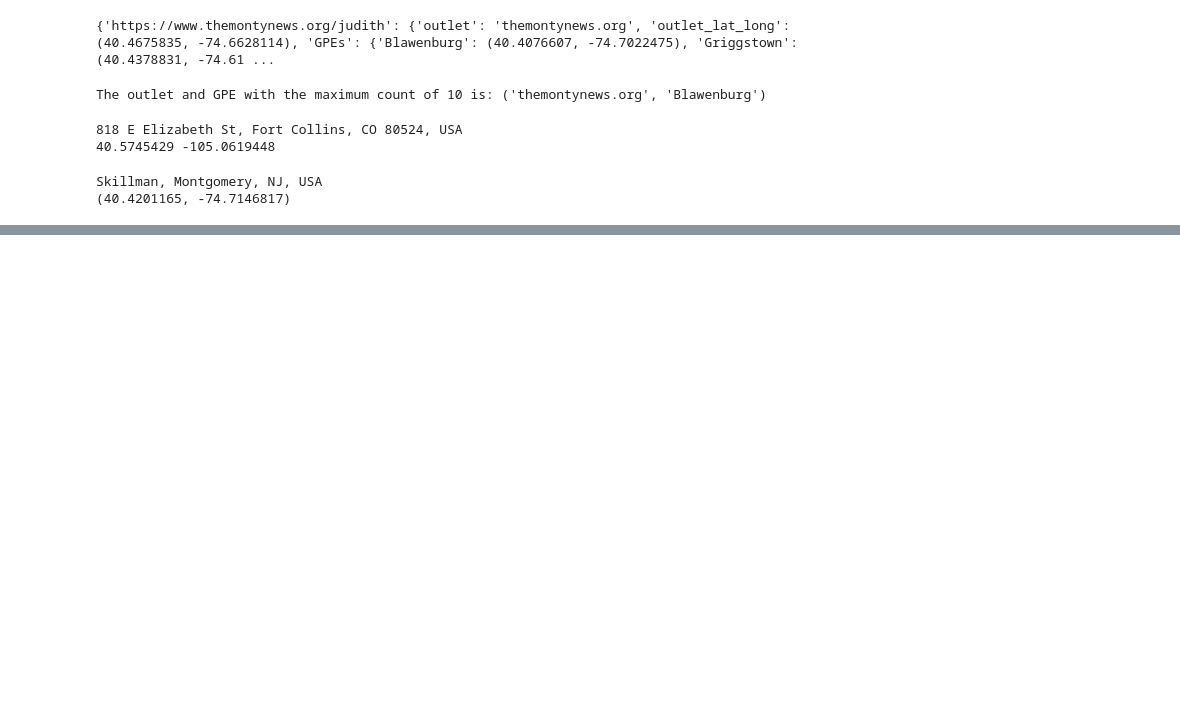
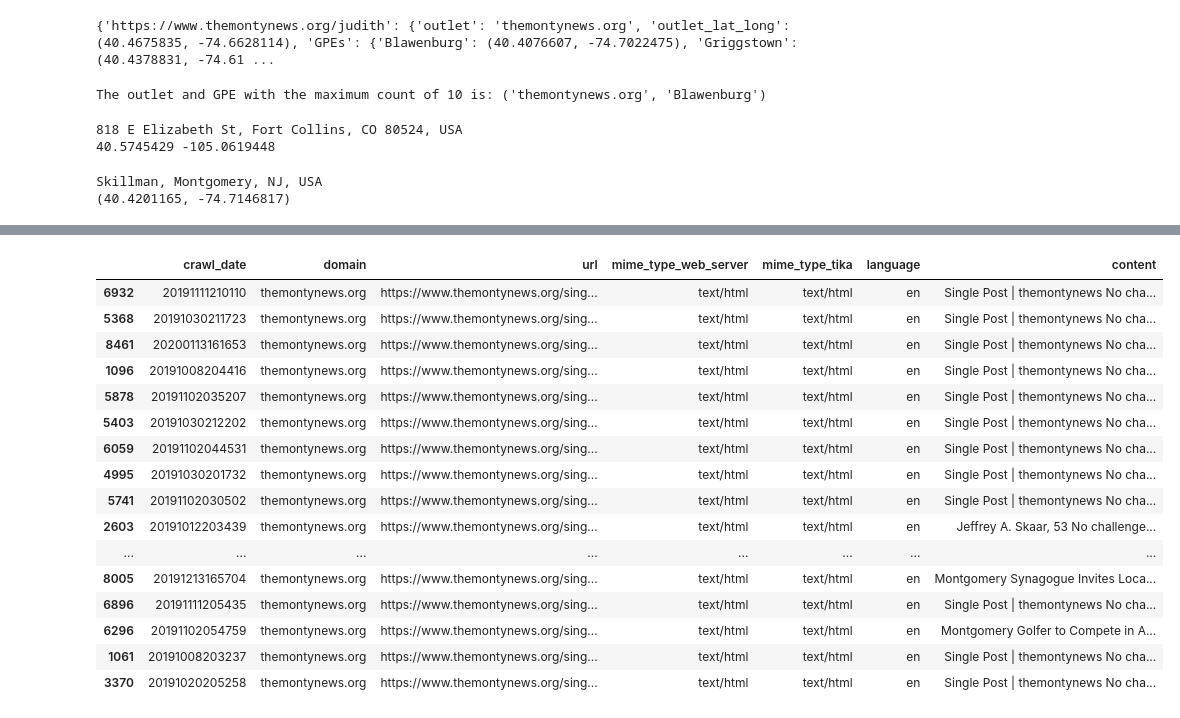
Before and after one commit to RutgersComLab/nj-local-news-analysis, a Jupyter notebook: ner.ipynb, the cells around one changed output, grey strips where cells are left out. Saved outputs shown, nothing was run; the diff lists cells and outputs as text; code cells hidden in the pictures; blank space fills up the shorter version.

```diff
--- a/ner.ipynb
+++ b/ner.ipynb
@@ -957,0 +934,20 @@ After er {'Harlingen', 'Hopewell', 'Sioux City', 'Germany', 'NJ', 'Blawenburg',
+# %%
+filtered_df.tail(20)
+# %% [output]
+|  | crawl_date | domain | url | mime_type_web_server | mime_type_tika | language | content |
+| 6932 | 20191111210110 | themontynews.org | https://www.themontynews.org/sing... | text/html | text/html | en | Single Post | themontynews No cha... |
+| 5368 | 20191030211723 | themontynews.org | https://www.themontynews.org/sing... | text/html | text/html | en | Single Post | themontynews No cha... |
+| 8461 | 20200113161653 | themontynews.org | https://www.themontynews.org/sing... | text/html | text/html | en | Single Post | themontynews No cha... |
+| 1096 | 20191008204416 | themontynews.org | https://www.themontynews.org/sing... | text/html | text/html | en | Single Post | themontynews No cha... |
+| 5878 | 20191102035207 | themontynews.org | https://www.themontynews.org/sing... | text/html | text/html | en | Single Post | themontynews No cha... |
+| 5403 | 20191030212202 | themontynews.org | https://www.themontynews.org/sing... | text/html | text/html | en | Single Post | themontynews No cha... |
+| 6059 | 20191102044531 | themontynews.org | https://www.themontynews.org/sing... | text/html | text/html | en | Single Post | themontynews No cha... |
+| 4995 | 20191030201732 | themontynews.org | https://www.themontynews.org/sing... | text/html | text/html | en | Single Post | themontynews No cha... |
+| 5741 | 20191102030502 | themontynews.org | https://www.themontynews.org/sing... | text/html | text/html | en | Single Post | themontynews No cha... |
+| 2603 | 20191012203439 | themontynews.org | https://www.themontynews.org/sing... | text/html | text/html | en | Jeffrey A. Skaar, 53 No challenge... |
+| ... | ... | ... | ... | ... | ... | ... | ... |
+| 8005 | 20191213165704 | themontynews.org | https://www.themontynews.org/sing... | text/html | text/html | en | Montgomery Synagogue Invites Loca... |
+| 6896 | 20191111205435 | themontynews.org | https://www.themontynews.org/sing... | text/html | text/html | en | Single Post | themontynews No cha... |
+| 6296 | 20191102054759 | themontynews.org | https://www.themontynews.org/sing... | text/html | text/html | en | Montgomery Golfer to Compete in A... |
+| 1061 | 20191008203237 | themontynews.org | https://www.themontynews.org/sing... | text/html | text/html | en | Single Post | themontynews No cha... |
+| 3370 | 20191020205258 | themontynews.org | https://www.themontynews.org/sing... | text/html | text/html | en | Single Post | themontynews No cha... |
```
Also changed, not shown: parts of 19 cells of this notebook, 1 other file.
